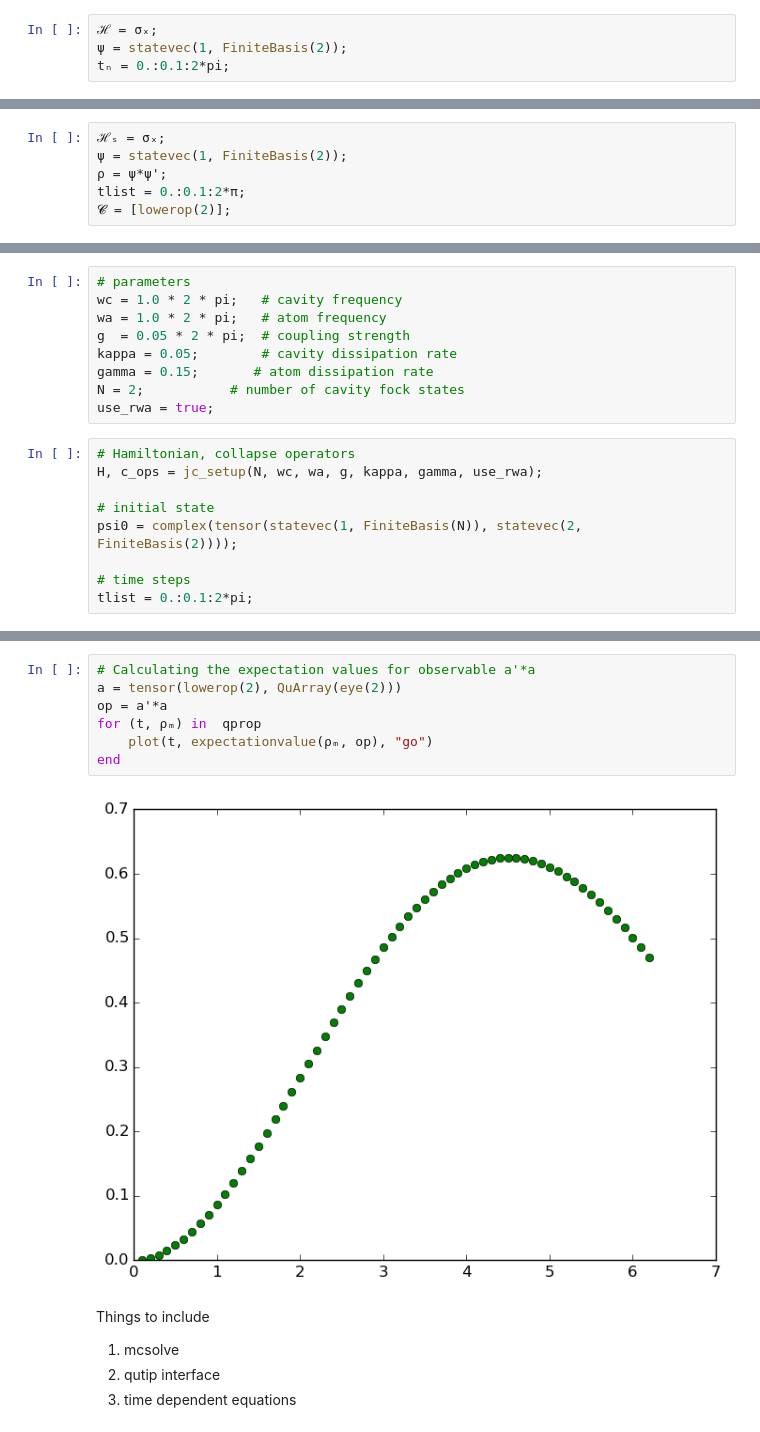
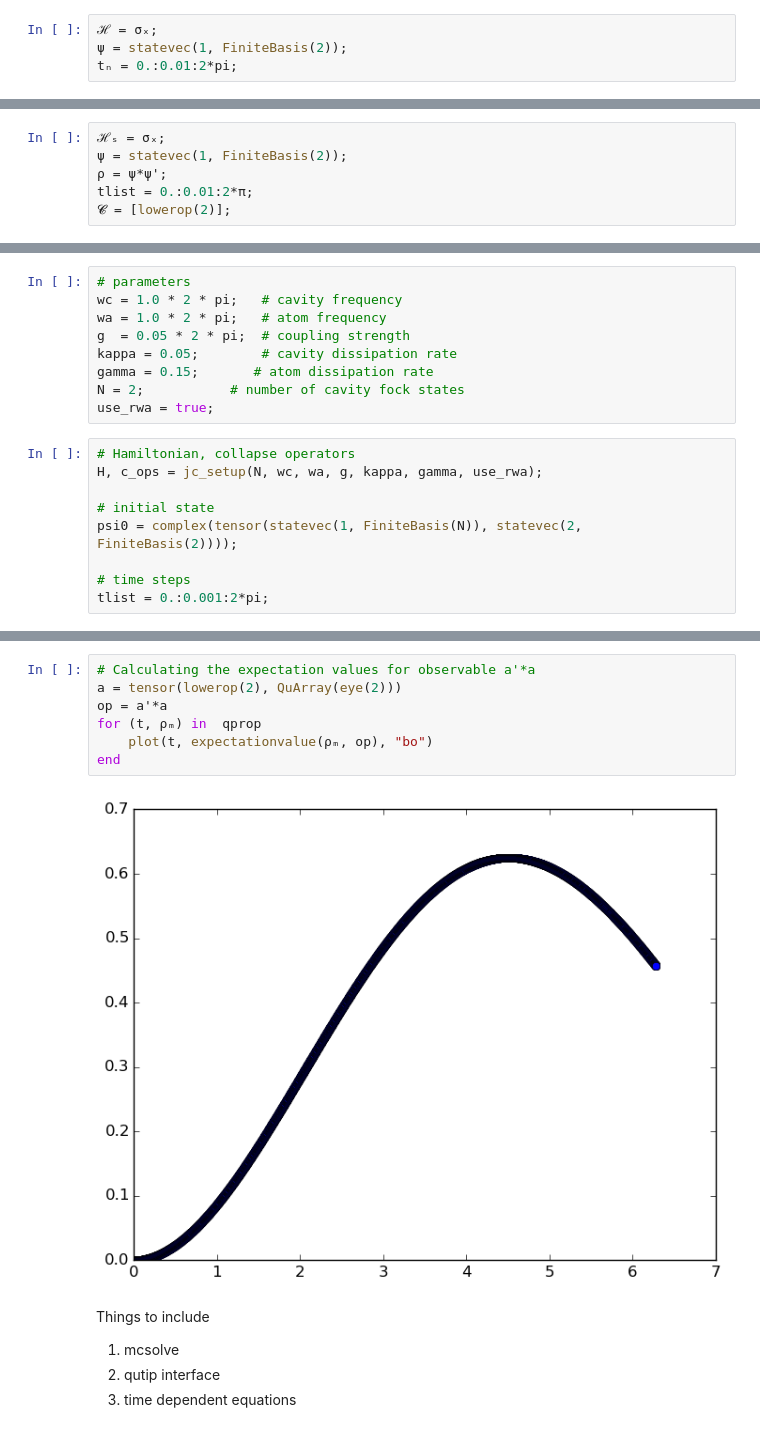
Before and after one commit to amitjamadagni/Conf, a Jupyter notebook: JuliaCon_2016/QuDynamics - Framework for solving Dynamical Quantum Equations.ipynb, the cells around one changed output, grey strips where cells are left out. Drawn from its saved outputs; the diff is of its cells as text.

```diff
--- a/JuliaCon_2016/QuDynamics - Framework for solving Dynamical Quantum Equations.ipynb
+++ b/JuliaCon_2016/QuDynamics - Framework for solving Dynamical Quantum Equations.ipynb
@@ -66,7 +66,7 @@ Time steps - 0. - 2*$\pi$ spaced at 0.1
 # %%
 ℋ = σₓ;
 ψ = statevec(1, FiniteBasis(2));
-tₙ = 0.:0.1:2*pi;
+tₙ = 0.:0.01:2*pi;
 # %% [markdown]
 Using the above data along with a specific solver from
 
@@ -175,7 +175,7 @@ A more realistic system would involve influence of the environment whose informa
 ℋₛ = σₓ;
 ψ = statevec(1, FiniteBasis(2));
 ρ = ψ*ψ';
-tlist = 0.:0.1:2*π;
+tlist = 0.:0.01:2*π;
 𝓒 = [lowerop(2)];
 # %%
 qme = QuPropagator(ℋₛ, 𝓒, ρ,  tlist, QuExpmV())
@@ -260,7 +260,7 @@ H, c_ops = jc_setup(N, wc, wa, g, kappa, gamma, use_rwa);
 psi0 = complex(tensor(statevec(1, FiniteBasis(N)), statevec(2, FiniteBasis(2))));
 
 # time steps
-tlist = 0.:0.1:2*pi;
+tlist = 0.:0.001:2*pi;
 # %%
 # setting up the system using a solver
 qprop = QuPropagator(H, c_ops, psi0*psi0', tlist, QuODE45())
@@ -285,12 +285,12 @@ Complex{Float64}[0.0 + 0.0im 0.0 + 0.0im 0.0 + 0.0im 0.0 + 0.0im
 # %%
 # Calculating the expectation values for observable a'*a
 a = tensor(lowerop(2), QuArray(eye(2)))
 op = a'*a
 for (t, ρₘ) in  qprop
-    plot(t, expectationvalue(ρₘ, op), "go")
+    plot(t, expectationvalue(ρₘ, op), "bo")
 end
 # %% [output]
-[figure, old version]
+[figure, new version]
 # %% [markdown]
 Things to include
 
```
Also changed, not shown: parts of 12 cells of this notebook.
